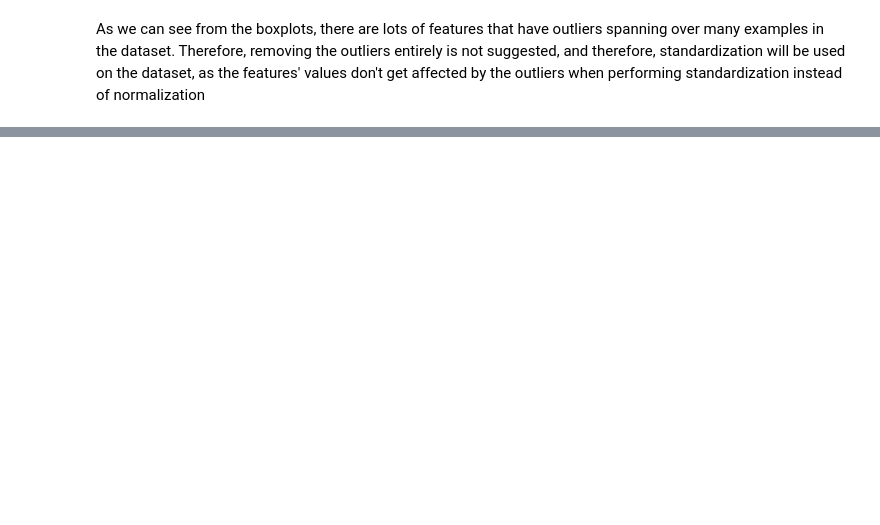
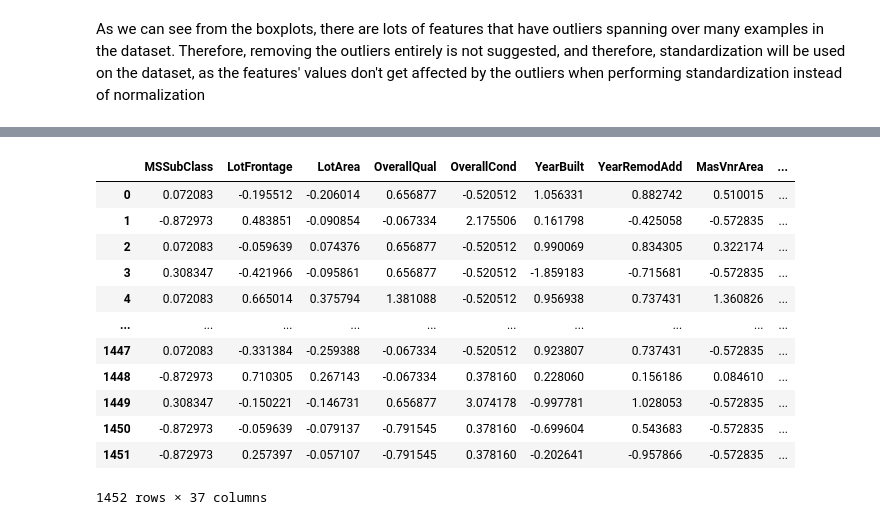
Before and after one commit to OdyAsh/ml-problems, a Jupyter notebook: Assignment 1/All Group Members/Regression.ipynb, the cells around one changed output, grey strips where cells are left out. Saved outputs shown, nothing was run; the diff lists cells and outputs as text; code cells hidden in the pictures; blank space fills up the shorter version.

```diff
--- a/Assignment 1/All Group Members/Regression.ipynb
+++ b/Assignment 1/All Group Members/Regression.ipynb
@@ -439,0 +461,19 @@ As we can see from the boxplots, there are lots of features that have outliers s
+# %%
+scaler = StandardScaler()
+scaler.fit(temp)
+std_df = pd.DataFrame(scaler.transform(temp), columns=temp.columns.values)
+std_df
+# %% [output]
+|  | MSSubClass | LotFrontage | LotArea | OverallQual | OverallCond | YearBuilt | YearRemodAdd | MasVnrArea | ... |
+| 0 | 0.072083 | -0.195512 | -0.206014 | 0.656877 | -0.520512 | 1.056331 | 0.882742 | 0.510015 | ... |
+| 1 | -0.872973 | 0.483851 | -0.090854 | -0.067334 | 2.175506 | 0.161798 | -0.425058 | -0.572835 | ... |
+| 2 | 0.072083 | -0.059639 | 0.074376 | 0.656877 | -0.520512 | 0.990069 | 0.834305 | 0.322174 | ... |
+| 3 | 0.308347 | -0.421966 | -0.095861 | 0.656877 | -0.520512 | -1.859183 | -0.715681 | -0.572835 | ... |
+| 4 | 0.072083 | 0.665014 | 0.375794 | 1.381088 | -0.520512 | 0.956938 | 0.737431 | 1.360826 | ... |
+| ... | ... | ... | ... | ... | ... | ... | ... | ... | ... |
+| 1447 | 0.072083 | -0.331384 | -0.259388 | -0.067334 | -0.520512 | 0.923807 | 0.737431 | -0.572835 | ... |
+| 1448 | -0.872973 | 0.710305 | 0.267143 | -0.067334 | 0.378160 | 0.228060 | 0.156186 | 0.084610 | ... |
+| 1449 | 0.308347 | -0.150221 | -0.146731 | 0.656877 | 3.074178 | -0.997781 | 1.028053 | -0.572835 | ... |
+| 1450 | -0.872973 | -0.059639 | -0.079137 | -0.791545 | 0.378160 | -0.699604 | 0.543683 | -0.572835 | ... |
+| 1451 | -0.872973 | 0.257397 | -0.057107 | -0.791545 | 0.378160 | -0.202641 | -0.957866 | -0.572835 | ... |
+1452 rows × 37 columns
```
Also changed, not shown: parts of 13 cells of this notebook.
